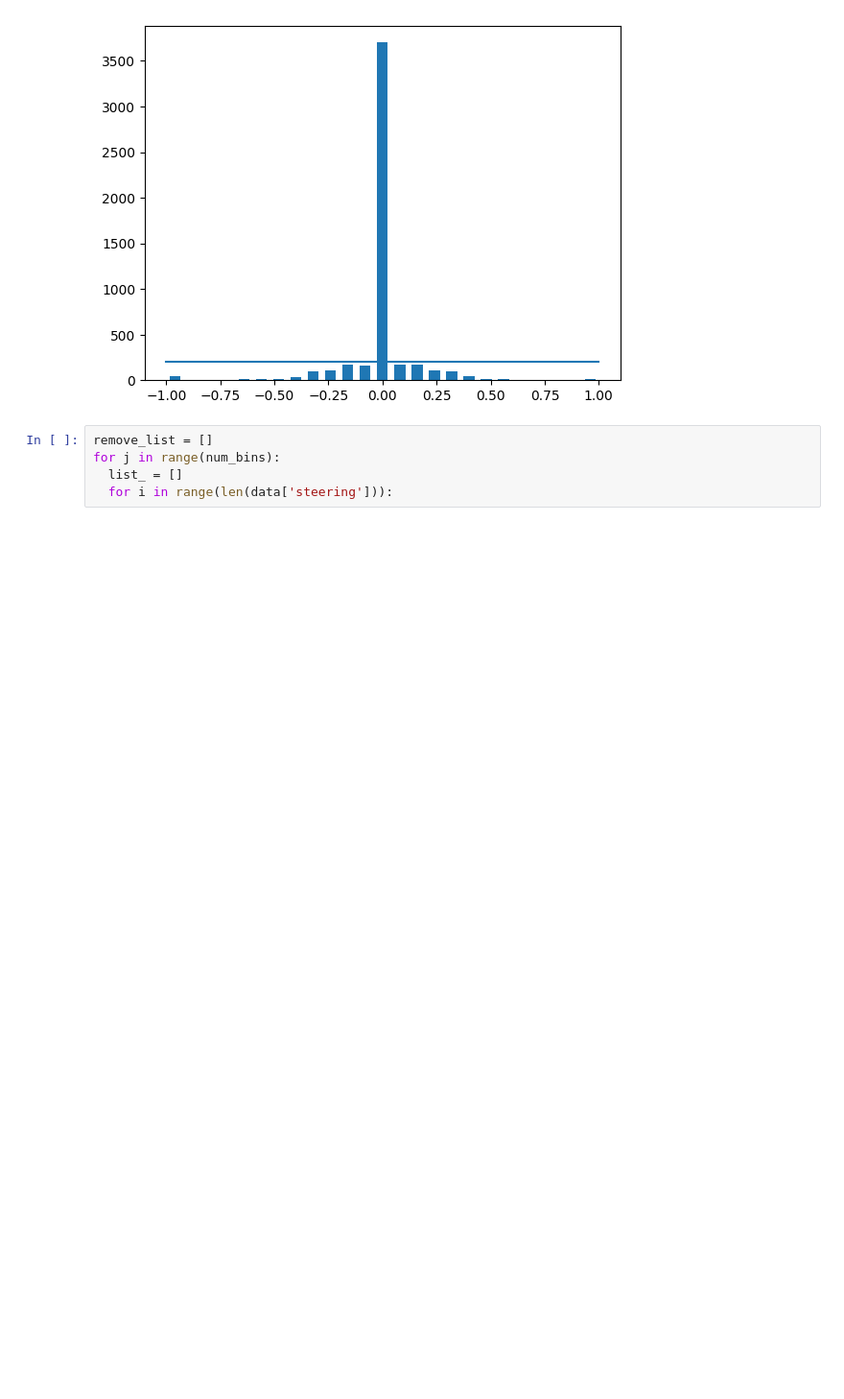
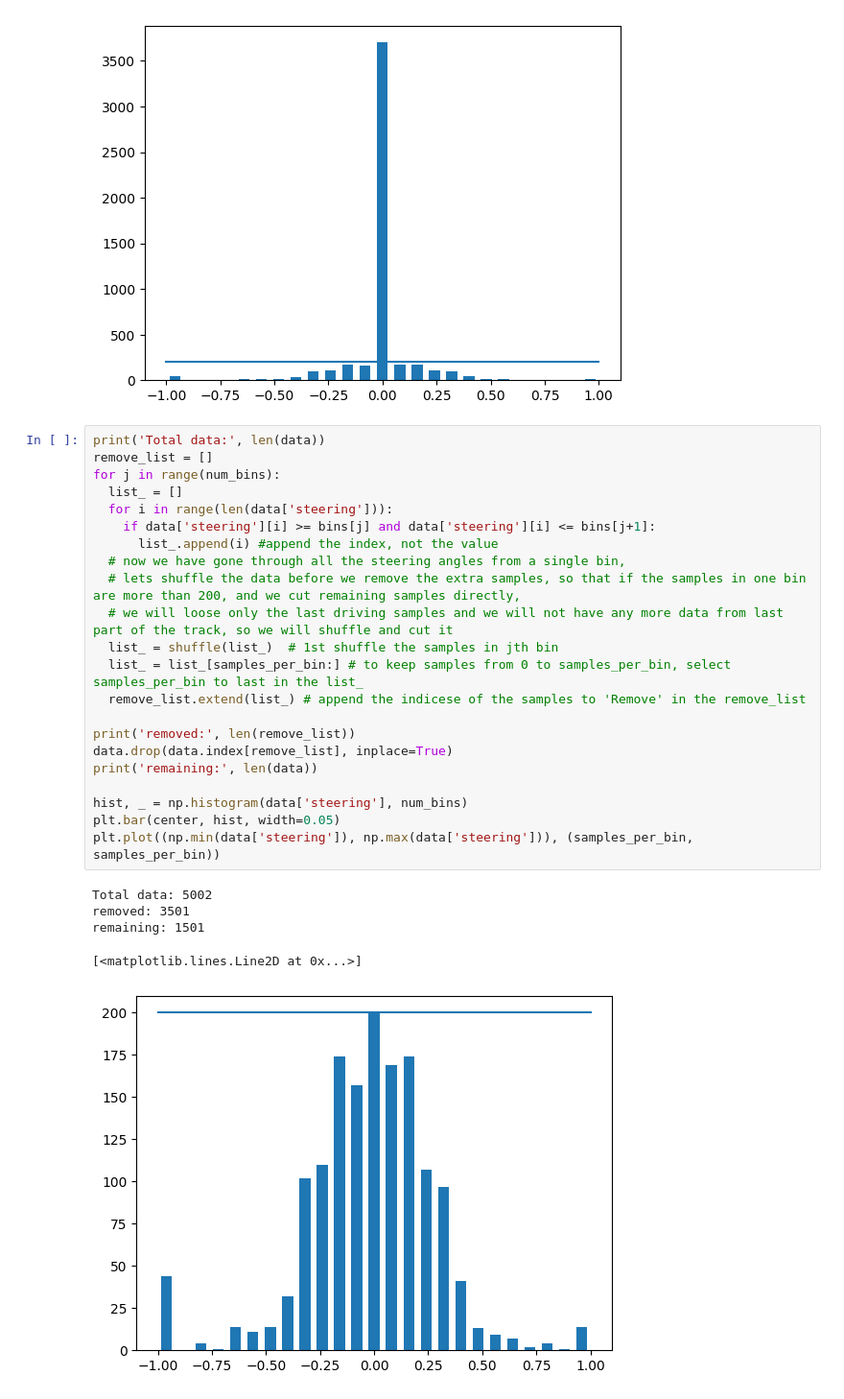
Before and after one commit to onkar201988/google_colab_tutorials, a Jupyter notebook: Behavioural_Cloning.ipynb, the cells around one changed output. Shown: that part at 96% size. Saved outputs shown, nothing was run; the diff lists cells and outputs as text; blank space fills up the shorter version.

```diff
--- a/Behavioural_Cloning.ipynb
+++ b/Behavioural_Cloning.ipynb
@@ -76,8 +80,31 @@ plt.plot((np.min(data['steering']), np.max(data['steering'])), (samples_per_bin,
   0.96]
 [<matplotlib.lines.Line2D at 0x...>]
 [figure]
-# %%
-remove_list = []
-for j in range(num_bins):
-  list_ = []
-  for i in range(len(data['steering'])):
+# %%
+print('Total data:', len(data))
+remove_list = []
+for j in range(num_bins):
+  list_ = []
+  for i in range(len(data['steering'])):
+    if data['steering'][i] >= bins[j] and data['steering'][i] <= bins[j+1]:
+      list_.append(i) #append the index, not the value
+  # now we have gone through all the steering angles from a single bin,
+  # lets shuffle the data before we remove the extra samples, so that if the samples in one bin are more than 200, and we cut remaining samples directly,
+  # we will loose only the last driving samples and we will not have any more data from last part of the track, so we will shuffle and cut it
+  list_ = shuffle(list_)  # 1st shuffle the samples in jth bin
+  list_ = list_[samples_per_bin:] # to keep samples from 0 to samples_per_bin, select samples_per_bin to last in the list_
+  remove_list.extend(list_) # append the indicese of the samples to 'Remove' in the remove_list
+
+print('removed:', len(remove_list))
+data.drop(data.index[remove_list], inplace=True)
+print('remaining:', len(data))
+
+hist, _ = np.histogram(data['steering'], num_bins)
+plt.bar(center, hist, width=0.05)
+plt.plot((np.min(data['steering']), np.max(data['steering'])), (samples_per_bin, samples_per_bin))
+# %% [output]
+Total data: 5002
+removed: 3501
+remaining: 1501
+[<matplotlib.lines.Line2D at 0x...>]
+[figure, added]
```
Also changed, not shown: parts of 15 cells of this notebook.
